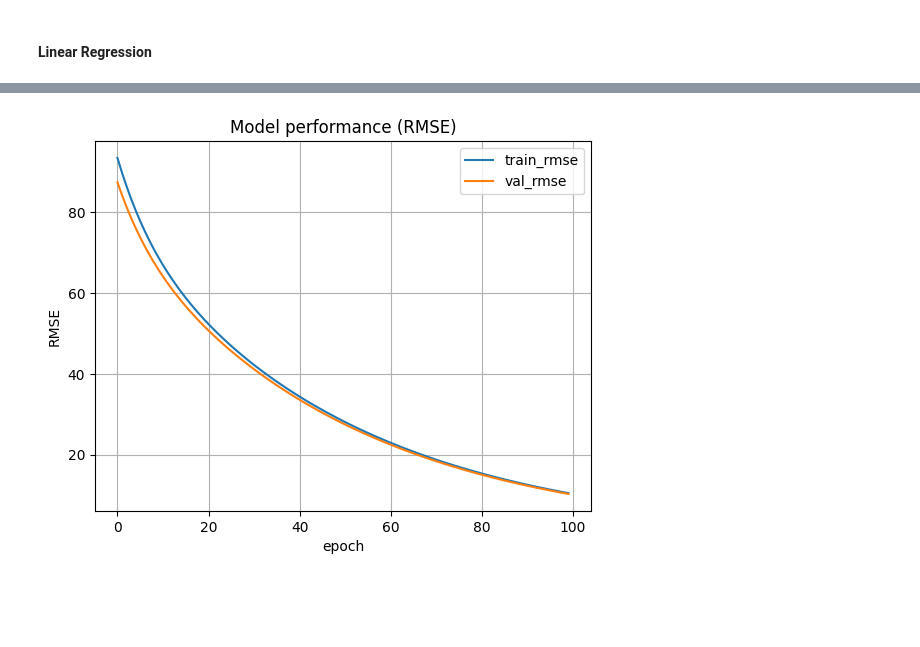
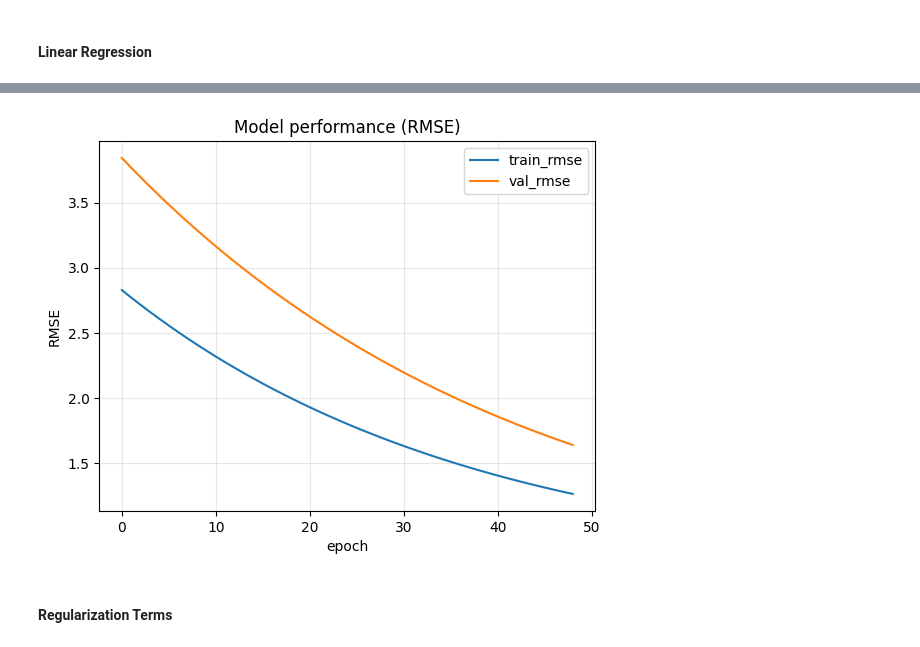
Before and after one commit to Yashvir835/Machine-Learning, a Jupyter notebook: 1 Supervised Machine learning/1.2 Regularization in regression/regularization_in_regression.ipynb, the cells around one changed output, grey strips where cells are left out. Drawn from its saved outputs; the diff is of its cells as text; code cells hidden in the pictures; blank space fills up the shorter version.

```diff
--- a/1 Supervised Machine learning/1.2 Regularization in regression/regularization_in_regression.ipynb
+++ b/1 Supervised Machine learning/1.2 Regularization in regression/regularization_in_regression.ipynb
@@ -143,6 +144,6 @@ tf.Tensor(
 # %%
-# Keep: Open(1), High(2), Low(3), Adj Close(5), Volume(6)
-X = tf.concat([tensor_data[:, 0:4], tensor_data[:, 5:]], axis=1)
+# Removing the last column (target variable) from the feature set
+X = tensor_data[:, 0:-1]
 print(X.shape)  # Display the shape of the feature tensor
 print(X)    # first five row of the feature tensor
 # %% [output]
@@ -164,5 +165,5 @@ tf.Tensor(
 # %%
-y = tensor_data[:,4:5]
+y = tensor_data[:,8:9]
 # y = tf.expand_dims(y, axis=1)  # tf.expand_dims adds a new dimension at the specified axis — here, axis=1 (the second axis)
 print(y.shape)
 print(y)
@@ -179,8 +180,8 @@ tf.Tensor(
 # %% [markdown]
 #### Splitting of Data into traning and validation to remove the bias and variance in the model traning
 # %%
-TRAIN_RATIO = 0.8 # defining the training ratio
-VAL_RATIO = 0.1 # defining the validation ratio
+TRAIN_RATIO = 0.7 # defining the training ratio
+VAL_RATIO = 0.2 # defining the validation ratio
 TEST_RATIO = 0.1 # defining the testing ratio
 DATASET_SIZE = len(X) # getting the size of the dataset
 # %%
@@ -256,18 +257,7 @@ history = model.fit(
     validation_data=(X_val, y_val),
     batch_size=full_batch,     # <-- no mini-batches
     shuffle=True,
-    epochs=100,
+    epochs=50,
     verbose=1
 )
-
-# --- Plot (skip the very first point for readability) ---
-import matplotlib.pyplot as plt
-tr = history.history["root_mean_squared_error"][1:]
-vl = history.history["val_root_mean_squared_error"][1:]
-plt.plot(tr, label="train_rmse")
-plt.plot(vl, label="val_rmse")
-plt.title("Model performance (RMSE)")
-plt.xlabel("epoch")
-plt.ylabel("RMSE")
-plt.legend(); plt.grid(True, alpha=0.3); plt.show()
 # %% [output]
@@ -304,14 +306,14 @@ Weights:[-0.9322579   0.9510319  -0.4848106  -0.9617193   0.38549066] , Bias:0.0
 # %%
 import matplotlib.pyplot as plt
-
-plt.plot(history.history['root_mean_squared_error'], label='train_rmse')
-plt.plot(history.history['val_root_mean_squared_error'], label='val_rmse')
-
-plt.title('Model performance (RMSE)')
-plt.xlabel('epoch')
-plt.ylabel('RMSE')
-plt.legend()
-plt.grid(True)
-plt.show()
+tr = history.history["root_mean_squared_error"][1:]
+vl = history.history["val_root_mean_squared_error"][1:]
+plt.plot(tr, label="train_rmse")
+plt.plot(vl, label="val_rmse")
+plt.title("Model performance (RMSE)")
+plt.xlabel("epoch")
+plt.ylabel("RMSE")
+plt.legend(); plt.grid(True, alpha=0.3); plt.show()
 # %% [output]
-[figure, old version]
+[figure, new version]
+# %% [markdown]
+#### Regularization Terms
```
Also changed, not shown: parts of 30 cells of this notebook.
